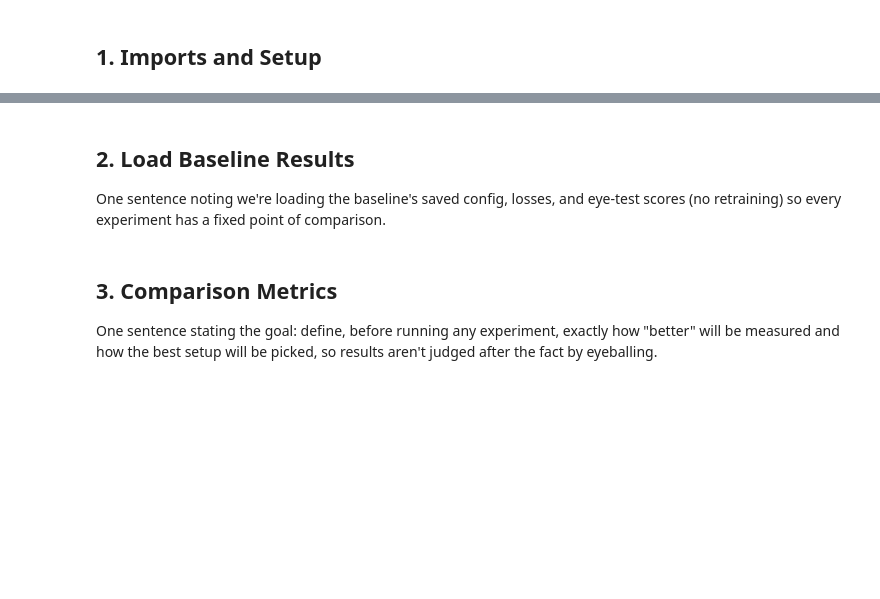
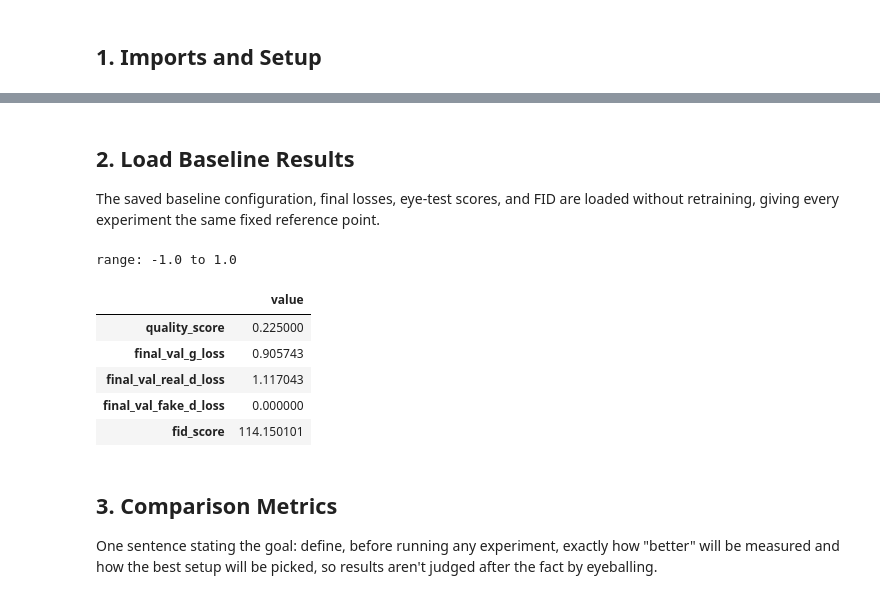
Before and after one commit to pufferfish3e/st1504-ca2, a Jupyter notebook: gan_improvement.ipynb, the cells around one changed output, grey strips where cells are left out. Drawn from its saved outputs; the diff is of its cells as text; code cells hidden in the pictures; blank space fills up the shorter version.

```diff
--- a/gan_improvement.ipynb
+++ b/gan_improvement.ipynb
@@ -40,4 +180,4 @@ plt.rcParams["axes.facecolor"] = "#fcfcfb"
 # %% [markdown]
 ## 2. Load Baseline Results
 
-One sentence noting we're loading the baseline's saved config, losses, and eye-test scores (no retraining) so every experiment has a fixed point of comparison.
+The saved baseline configuration, final losses, eye-test scores, and FID are loaded without retraining, giving every experiment the same fixed reference point.
@@ -47,0 +184,21 @@ One sentence noting we're loading the baseline's saved config, losses, and eye-t
+# %%
+def one_hot_encode(batch):
+    labels = []
+    for n in batch:
+        r = [0]*10
+        r[n.item()] = 1
+        labels.append(r)
+    return {'label': labels}
+image_data = datasets.load_dataset('uoft-cs/cifar10').with_format('torch')
+train_data = image_data['train'].map(lambda x: {'img': x/127.5 - 1}, input_columns=['img'], batched=True, batch_size=500, num_proc=cpu_cores)
+test_data = image_data['test'].map(lambda x: {'img': x/127.5 - 1}, input_columns=['img'], batched=True, batch_size=500, num_proc=cpu_cores)
+sample_batch = torch.tensor(test_data.select(range(64)).with_format(None)['img'])
+print(f'range: {sample_batch.min()} to {sample_batch.max()}')
+
+train_data = train_data.map(one_hot_encode, input_columns=['label'], batched=True, batch_size=500, num_proc=cpu_cores)
+test_data = test_data.map(one_hot_encode, input_columns=['label'], batched=True, batch_size=500, num_proc=cpu_cores)
+
+val_data = train_data.shuffle(seed=42).select(range(5000))
+train_data = train_data.shuffle(seed=42).select(range(45000))
+# %% [output]
+range: -1.0 to 1.0
@@ -48,3 +243,40 @@ One sentence noting we're loading the baseline's saved config, losses, and eye-t
+# %%
+BASELINE_RESULTS_PATH = Path("gan_baseline_results.json")
+if not BASELINE_RESULTS_PATH.exists():
+    raise FileNotFoundError(
+        "gan_baseline_results.json was not found. Run gan_baseline.ipynb "
+        "through its result-saving cell before running this notebook."
+    )
+
+with BASELINE_RESULTS_PATH.open(encoding="utf-8") as file:
+    baseline_results = json.load(file)
+
+baseline_eye_scores = baseline_results["eye_test_scores"] # this is such a stupid metric but its required in the assignment apparently -_-
+
+baseline_class_quality = {
+    class_name: float(np.mean(baseline_eye_scores[class_name]))
+    for class_name in classes
+}
+baseline_quality_score = float(np.mean(list(baseline_class_quality.values())))
+
+baseline_summary = pd.Series(
+    {
+        "quality_score": baseline_quality_score,
+        "final_val_g_loss": baseline_results["final_val_g_loss"],
+        "final_val_real_d_loss": baseline_results["final_val_d_loss"],
+        "final_val_fake_d_loss": 0, # fake value ill fill this up once i rerun baseline
+        "fid_score": baseline_results["fid_score"],
+    },
+    name="baseline",
+).to_frame("value")
+baseline_summary
+# %% [output]
+|  | value |
+| quality_score | 0.225000 |
+| final_val_g_loss | 0.905743 |
+| final_val_real_d_loss | 1.117043 |
+| final_val_fake_d_loss | 0.000000 |
+| fid_score | 114.150101 |
 # %% [markdown]
 ## 3. Comparison Metrics
 
```
Also changed, not shown: parts of 21 cells of this notebook, 1 other file.
